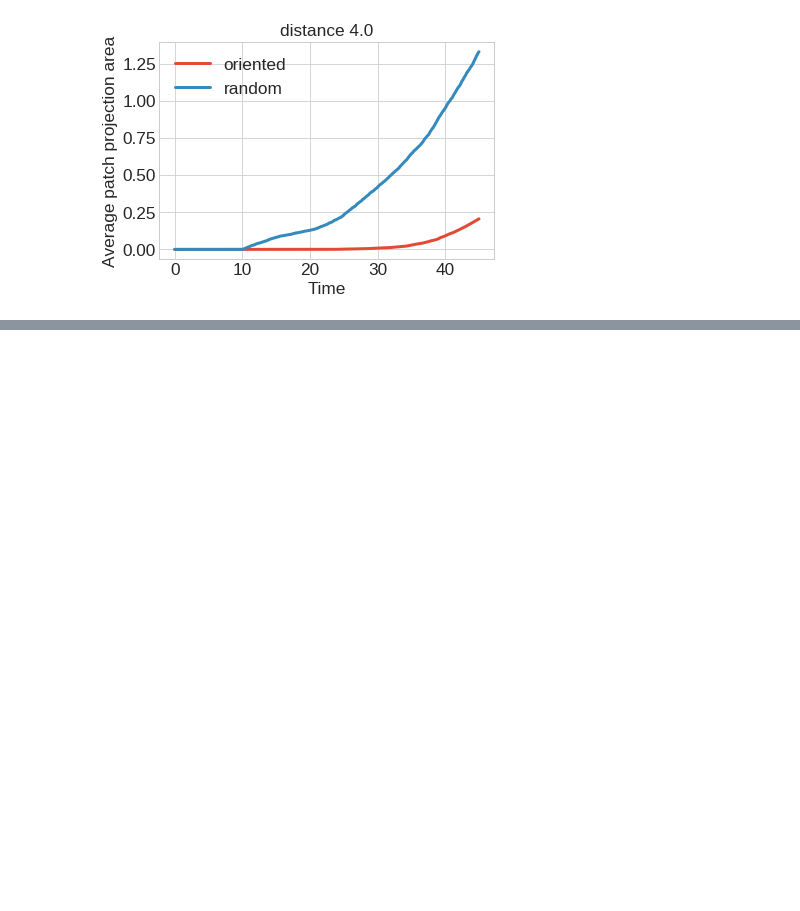
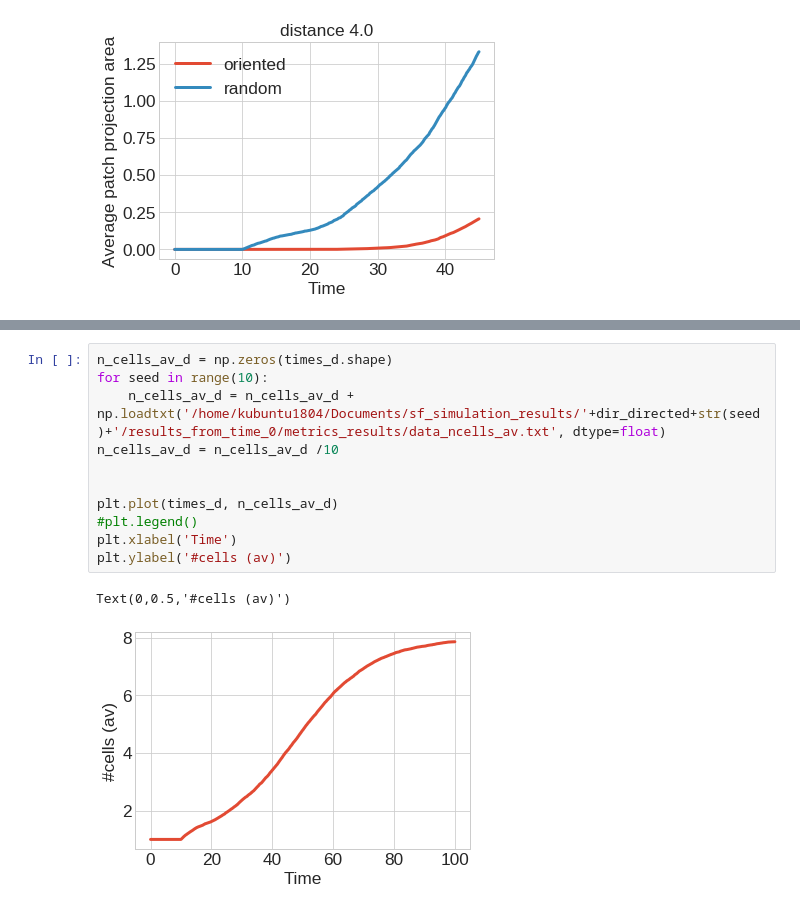
Before and after one commit to somathias/CartilageCBM, a Jupyter notebook: exp-mesenchymal_condensation.ipynb, the cells around one changed output, grey strips where cells are left out. Drawn from its saved outputs; the diff is of its cells as text; blank space fills up the shorter version.

```diff
--- a/exp-mesenchymal_condensation.ipynb
+++ b/exp-mesenchymal_condensation.ipynb
@@ -213,0 +273,14 @@ Text(0,0.5,'Average patch projection area')
+# %%
+n_cells_av_d = np.zeros(times_d.shape)
+for seed in range(10):
+    n_cells_av_d = n_cells_av_d + np.loadtxt('/home/kubuntu1804/Documents/sf_simulation_results/'+dir_directed+str(seed)+'/results_from_time_0/metrics_results/data_ncells_av.txt', dtype=float)
+n_cells_av_d = n_cells_av_d /10
+
+
+plt.plot(times_d, n_cells_av_d)
+#plt.legend()
+plt.xlabel('Time')
+plt.ylabel('#cells (av)')
+# %% [output]
+Text(0,0.5,'#cells (av)')
+[figure, added]
```
Also changed, not shown: parts of 16 cells of this notebook.
